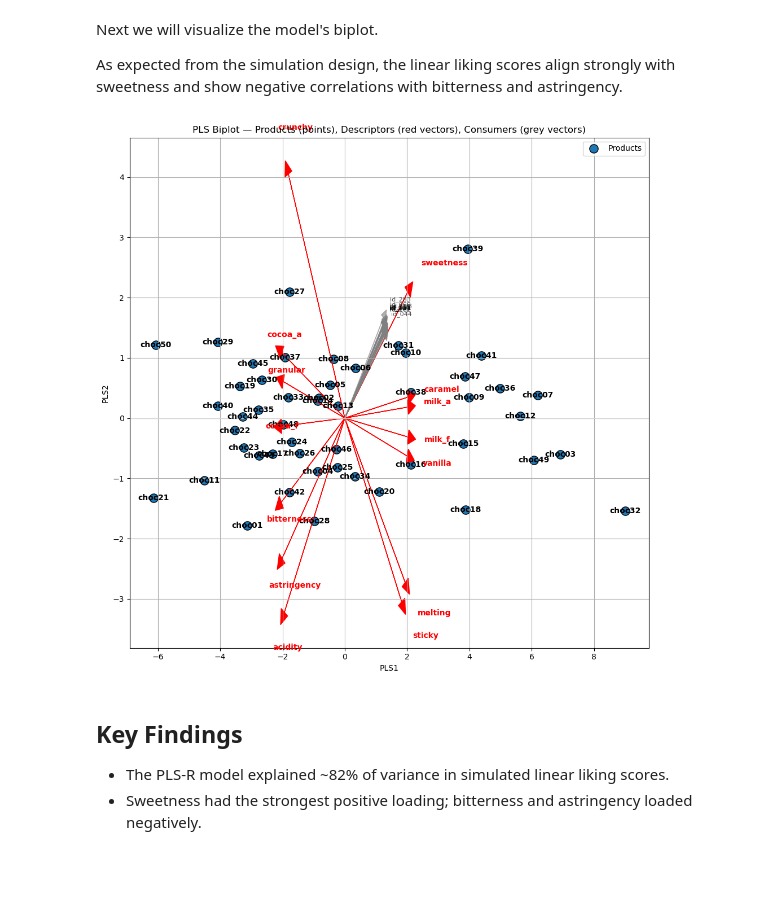
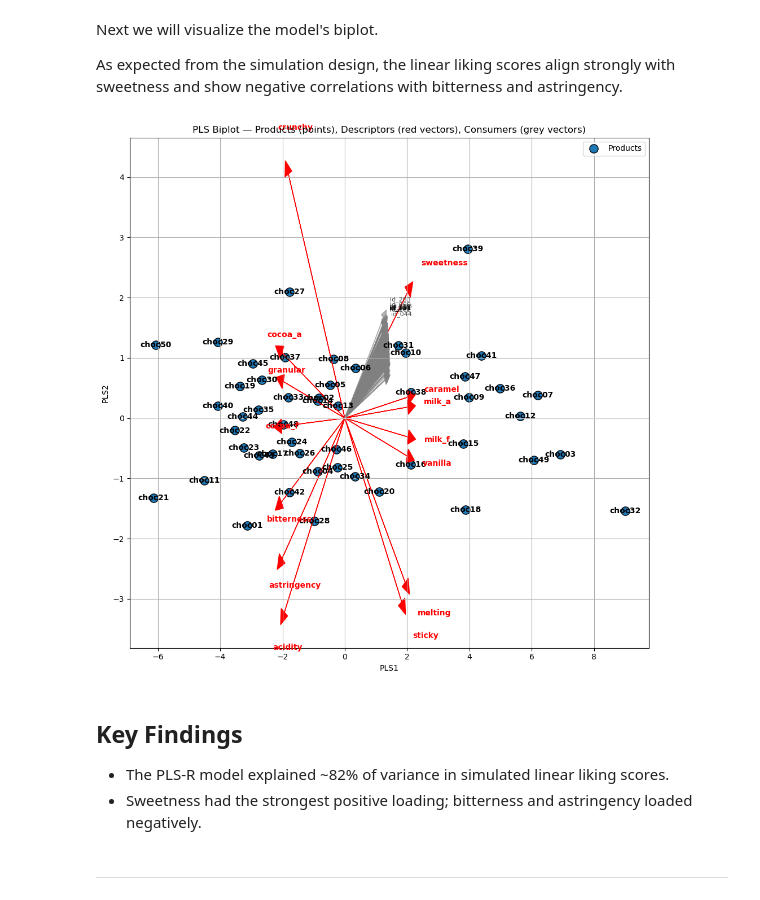
Before and after one commit to bpgodsil/chocolate_preference_mapping, a Jupyter notebook: notebooks/Chocolate_EPM_Project.ipynb, the cells around one changed output. Drawn from its saved outputs; the diff is of its cells as text; code cells hidden in the pictures; blank space fills up the shorter version.

Commit message:
Update notebook and added script

```diff
--- a/notebooks/Chocolate_EPM_Project.ipynb
+++ b/notebooks/Chocolate_EPM_Project.ipynb
@@ -184,27 +184,14 @@ def linear_liking(prod, age):
     return liking
 
 # function to simulate liking scores based on a non-linear relationship with sensory attributes
-def nonlinear_liking(prod, age):
-    sweet = X_all_df.loc[prod, 'sweetness']
-    bitter = X_all_df.loc[prod, 'bitterness']
-    crunchy = X_all_df.loc[prod, 'crunchy']
-    # non-linear sweet effect
-    age_factor = (75 - age) / 60.0   # younger = larger boost
-    liking = (0.8 * sweet
-             - 0.5 * bitter
-             + 0.6 * crunchy
-             + 1.2 * age_factor * sweet   # stronger sweet effect for young
-             - 0.5 * age_factor * (sweet**2)  # create elbow/inverted U for young
-             - 0.1 * age_factor * bitter # bitter less appealing to younger consumers
-             + np.random.normal(0, 0.6))# noise
-    return liking
+%run ../scripts/nonlinear_liking.py
 
 # nested loop to simulate data
 results = []
 for pid, age in zip(pids, ages):
     for prod in product:
         l_liking = linear_liking(prod, age)
-        nl_liking = nonlinear_liking(prod, age)
+        nl_liking = nonlinear_liking(prod, age, X_df = X_all_df)
         results.append((pid, age, prod, l_liking, nl_liking))
 
 # result
@@ -219,7 +206,7 @@ y_df['nl_liking'] = y_df['nl_liking'] + abs_min_nl_liking + 0.5
 
 # center liking scores by individual
 y_df["l_liking_centered"] = np.clip(y_df["l_liking"] - y_df.groupby("person_id")["l_liking"].transform("mean"),-5 , 5)
-y_df["nl_liking_centered"] = np.clip(y_df["nl_liking"] - y_df.groupby("person_id")["nl_liking"].transform("mean"), -10, 5)
+y_df["nl_liking_centered"] = np.clip(y_df["nl_liking"] - y_df.groupby("person_id")["nl_liking"].transform("mean"), -5, 5)
 
 # create string version of person_id that pads with zeros for sorting
 y_df['person_id_str'] = y_df['person_id'].apply(lambda x: f"id_{x:03d}")
@@ -397,12 +384,14 @@ if 'person_id_str' in y.columns:
 # %%
 # generate the biplot
 %run ../scripts/chocolate_biplot.py
 
-plot_pls_biplot(X, y, n_components=2)
+plot_pls_biplot(X, y, n_components=2, top_consumers=300)
 # %% [output]
-[figure, old version]
+[figure, new version]
 # %% [markdown]
 ## Key Findings
 
 - The PLS‑R model explained ~82% of variance in simulated linear liking scores.
 - Sweetness had the strongest positive loading; bitterness and astringency loaded negatively.
+# %% [markdown]
+---
```
Also changed, not shown: parts of 28 cells of this notebook, 2 other files.
